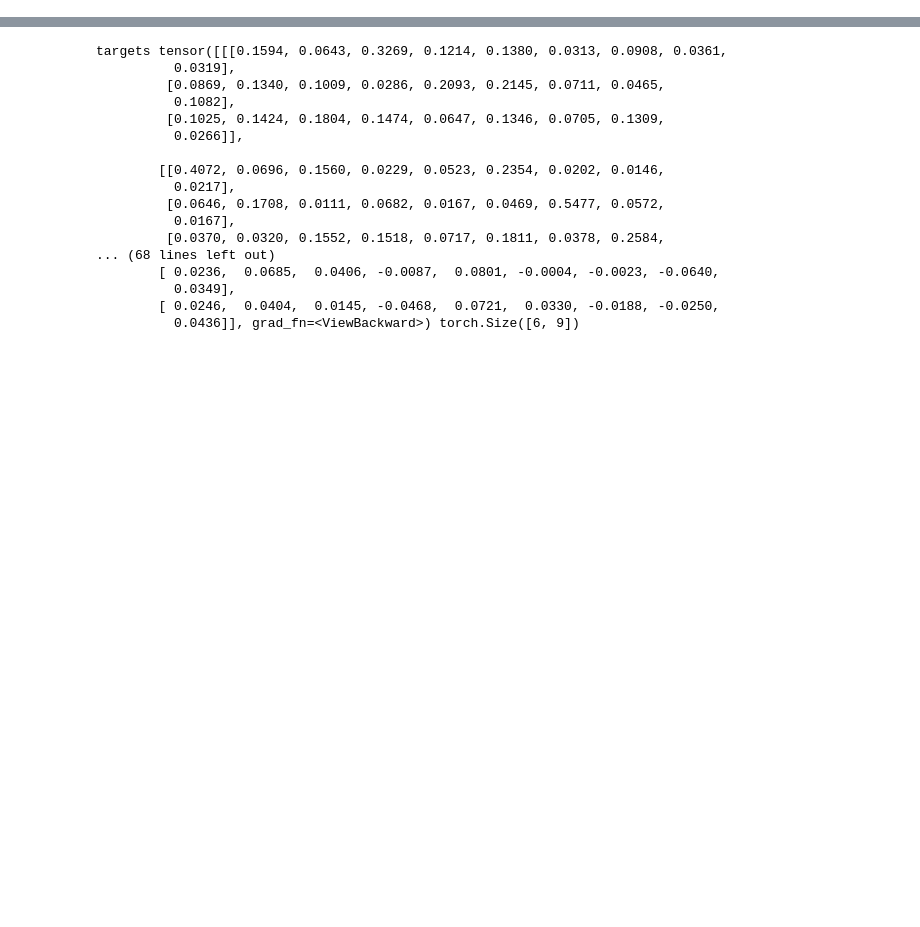
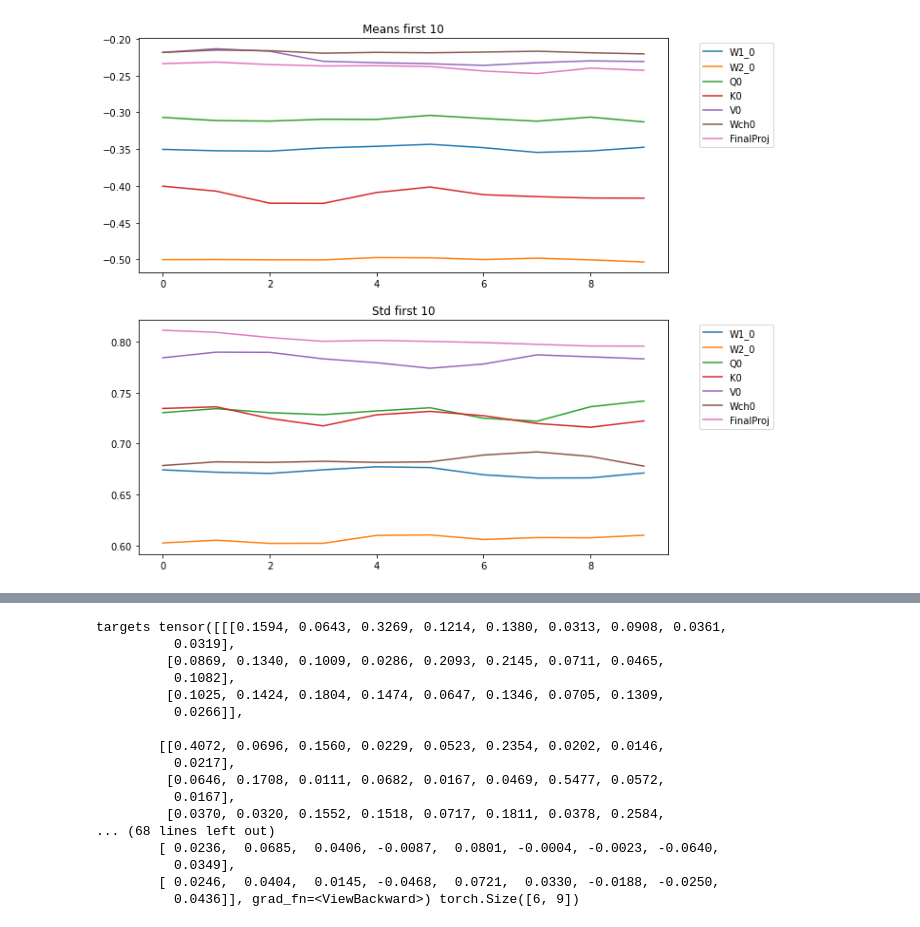
Before and after one commit to Phylliida/ailearning, a Jupyter notebook: transformer.ipynb, the cells around one changed output, grey strips where cells are left out. Drawn from its saved outputs; the diff is of its cells as text; code cells hidden in the pictures; blank space fills up the shorter version.

```diff
--- a/transformer.ipynb
+++ b/transformer.ipynb
@@ -416,0 +965,20 @@ KeyboardInterrupt:
+# %%
+from functools import partial
+
+class Hook():
+    def __init__(self, m, f):
+        self.m = m
+        self.hook = m.register_forward_hook(partial(f, self))
+    def remove(self): self.hook.remove()
+    def __del__(self): self.remove()
+class Hooks():
+    def __init__(self, ms, f): self.arr = [Hook(m, f) for m in ms]
+    def __enter__(self, *args): return self
+    def __exit__ (self, *args): self.remove()
+    def __del__(self): self.remove()
+
+    def __delitem__(self, i):
+        self.arr[i].remove()
+
+    def remove(self):
+        for h in self.arr: h.remove()
@@ -416,0 +1100,63 @@ KeyboardInterrupt:
+# %%
+# much of this is from https://github.com/fastai/course-v3/blob/master/nbs/dl2/06_cuda_cnn_hooks_init.ipynb
+
+fig,(ax0,ax1) = plt.subplots(2,1, figsize=(10,10))
+for h in hooks.arr:
+    if hasattr(h, "stats"):
+        ms,ss,hist,mins,maxes = h.stats
+        ax0.set_title("Means first 10")
+        ax0.plot(ms[:10], label=str(h.m.name))
+        ax0.legend(bbox_to_anchor=(1.05, 1), loc='upper left')
+        ax1.set_title("Std first 10")
+        ax1.plot(ss[:10], label=str(h.m.name))
+        ax1.legend(bbox_to_anchor=(1.05, 1), loc='upper left')
+
+fig,(ax0,ax1) = plt.subplots(2,1, figsize=(10,10))
+for h in hooks.arr:
+    if hasattr(h, "stats"):
+        ms,ss,hist,mins,maxes = h.stats
+        ax0.set_title("Means")
+        ax0.plot(ms, label=str(h.m.name))
+        ax0.legend(bbox_to_anchor=(1.05, 1), loc='upper left')
+        ax1.set_title("Std")
+        ax1.plot(ss, label=str(h.m.name))
+        ax1.legend(bbox_to_anchor=(1.05, 1), loc='upper left')
+
+def get_min(hist):
+    h1 = torch.stack(hist).t().float()
+    return h1[18:23].sum(0)/h1.sum(0)
+def get_hist(hist): return torch.stack(hist).t().float().log1p()
+
+for h in hooks.arr:
+
+    fig,(ax0,ax1,ax2,ax3) = plt.subplots(1,4, figsize=(10,4))
+    if hasattr(h, "stats"):
+        ms,ss,hist,mins,maxes = h.stats
+        ax0.set_title("Means(:10) " + str(h.m.name))
+        ax0.plot(ms[:10], label=str(h.m.name))
+        ax1.set_title("Std(:10) " + str(h.m.name))
+        ax1.plot(ss[:10], label=str(h.m.name))
+        ax2.set_title("Histogram(:10) " + str(h.m.name))
+        ax2.imshow(get_hist(hist[:10]), origin='lower', aspect="auto")
+        ax2.axis('off')
+        ax3.set_title("Percent close to min value")
+        ax3.plot(get_min(hist[:10]))
+        ax3.set_ylim(0,1)
+    fig,(ax0,ax1,ax2,ax3,ax4,ax5) = plt.subplots(1,6, figsize=(10,4))
+    if hasattr(h, "stats"):
+        ms,ss,hist,mins,maxes = h.stats
+        ax0.set_title("Means " + str(h.m.name))
+        ax0.plot(ms, label=str(h.m.name))
+        ax1.set_title("Std " + str(h.m.name))
+        ax2.set_title("Histogram" + str(h.m.name))
+        ax2.imshow(get_hist(hist), origin='lower', aspect="auto")
+        ax2.axis('off')
+        ax3.set_title("Percent close to min value(:10)")
+        ax3.plot(get_min(hist))
+        ax3.set_ylim(0,1)
+        ax4.set_title("Mins " + str(h.m.name))
+        ax4.plot(mins, label=str(h.m.name))
+        ax5.set_title("Maxes " + str(h.m.name))
+        ax5.plot(maxes, label=str(h.m.name))
+# %% [output]
+[figure, added]
```
Also changed, not shown: parts of 22 cells of this notebook, 1 other file.
